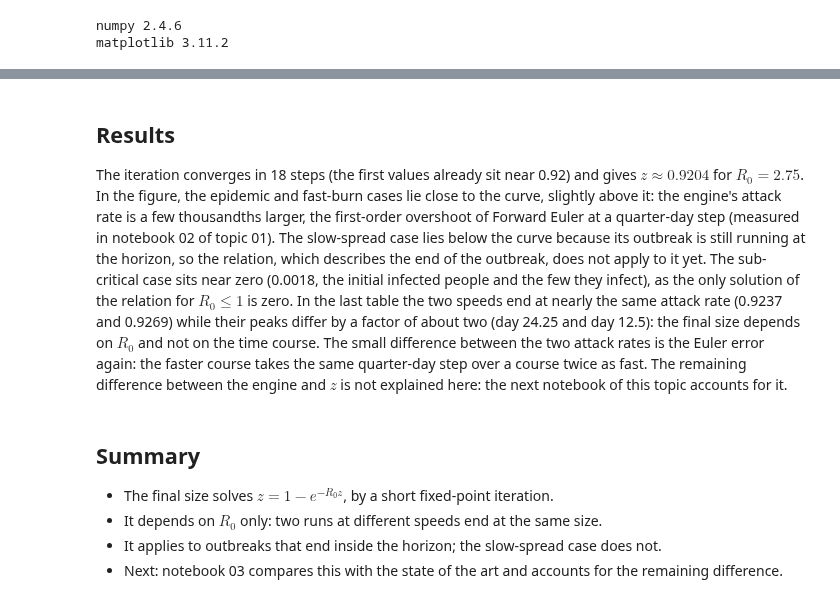
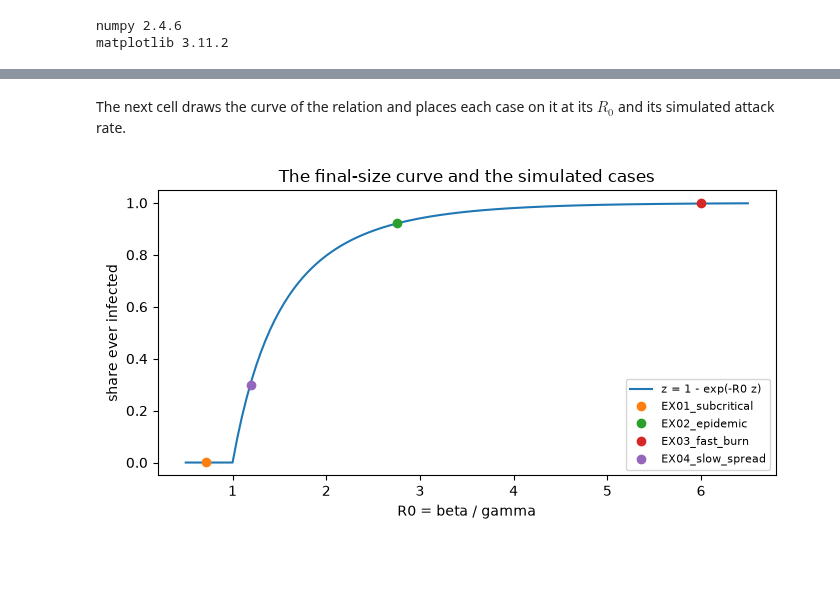
Before and after one commit to fsantibanezleal/CAOS_PRODUCT_TEMPLATE, a Jupyter notebook: notebooks/en/02-threshold-and-final-size/02-the-final-size.ipynb, the cells around one changed output, grey strips where cells are left out. Saved outputs shown, nothing was run; the diff lists cells and outputs as text; code cells hidden in the pictures; blank space fills up the shorter version.

Commit message:
feat(notebooks): the example notebooks rewritten to the bar (five worked lessons per language, scipy pinned)
Co-Authored-By: Claude Sonnet 5.5 <noreply@anthropic.com>

```diff
--- a/notebooks/en/02-threshold-and-final-size/02-the-final-size.ipynb
+++ b/notebooks/en/02-threshold-and-final-size/02-the-final-size.ipynb
@@ -139,12 +134,17 @@ twice as fast      R0=2.75  peak on day  12.50  attack rate=0.9269
 # %% [markdown]
-## Results
-
-The iteration converges in 18 steps (the first values already sit near 0.92) and gives $z \approx 0.9204$ for $R_0 = 2.75$. In the figure, the epidemic and fast-burn cases lie close to the curve, slightly above it: the engine's attack rate is a few thousandths larger, the first-order overshoot of Forward Euler at a quarter-day step (measured in notebook 02 of topic 01). The slow-spread case lies below the curve because its outbreak is still running at the horizon, so the relation, which describes the end of the outbreak, does not apply to it yet. The sub-critical case sits near zero (0.0018, the initial infected people and the few they infect), as the only solution of the relation for $R_0 \le 1$ is zero. In the last table the two speeds end at nearly the same attack rate (0.9237 and 0.9269) while their peaks differ by a factor of about two (day 24.25 and day 12.5): the final size depends on $R_0$ and not on the time course. The small difference between the two attack rates is the Euler error again: the faster course takes the same quarter-day step over a course twice as fast. The remaining difference between the engine and $z$ is not explained here: the next notebook of this topic accounts for it.
+The next cell draws the curve of the relation and places each case on it at its $R_0$ and its simulated attack rate.
-# %% [markdown]
-## Summary
-
-- The final size solves $z = 1 - e^{-R_0 z}$, by a short fixed-point iteration.
-- It depends on $R_0$ only: two runs at different speeds end at the same size.
-- It applies to outbreaks that end inside the horizon; the slow-spread case does not.
-- Next: notebook 03 compares this with the state of the art and accounts for the remaining difference.
+# %%
+# draw the relation's curve and place each case at its R0 and its simulated attack rate
+fig, ax = plt.subplots(figsize=(7, 3.8))
+ax.plot(grid, curve, label="z = 1 - exp(-R0 z)")
+for case_id, (r0_case, attack) in points.items():
+    ax.plot([r0_case], [attack], "o", label=case_id)
+ax.set_xlabel("R0 = beta / gamma")
+ax.set_ylabel("share ever infected")
+ax.set_title("The final-size curve and the simulated cases")
+ax.legend(fontsize=8)
+fig.tight_layout()
+plt.show()
+# %% [output]
+[figure, added]
 # %% [markdown]
```
Also changed, not shown: parts of 28 cells of this notebook, 16 other files.
